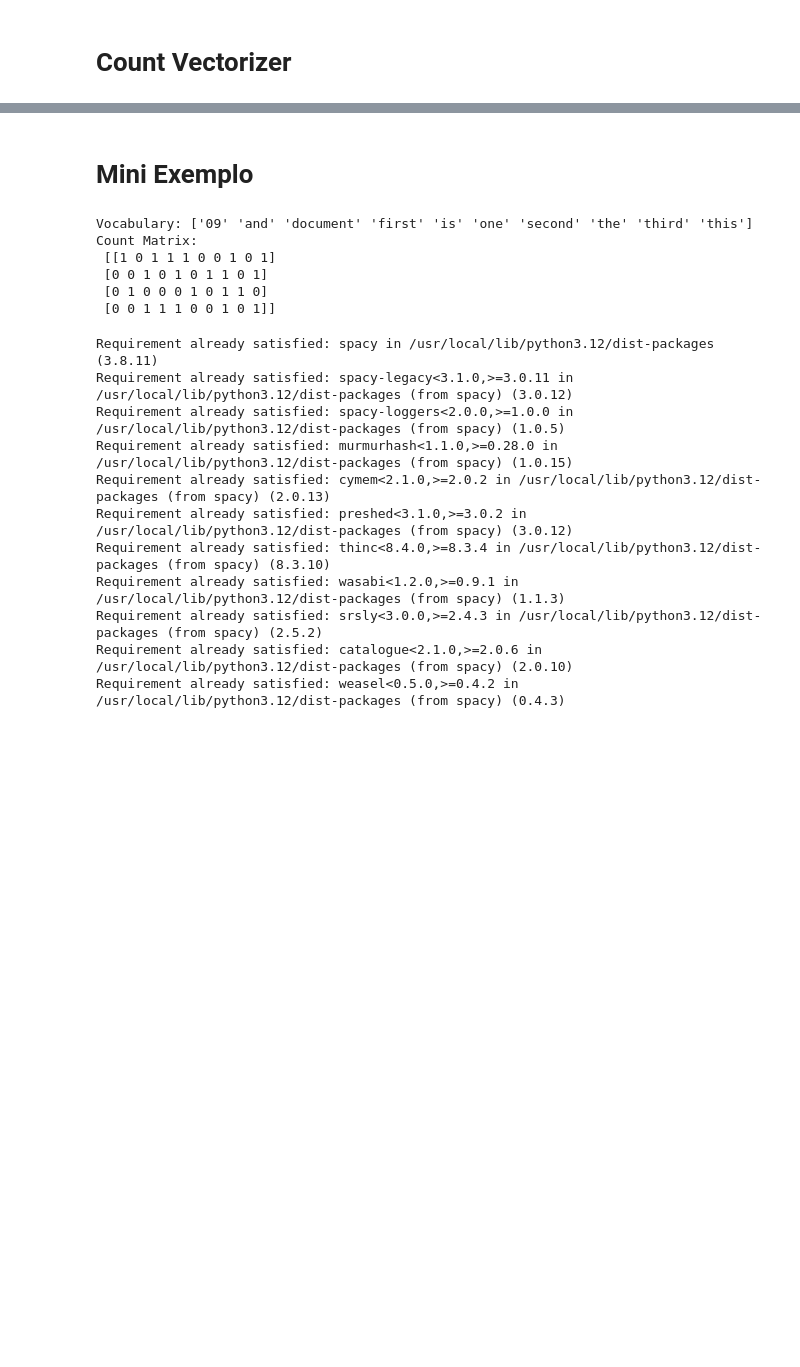
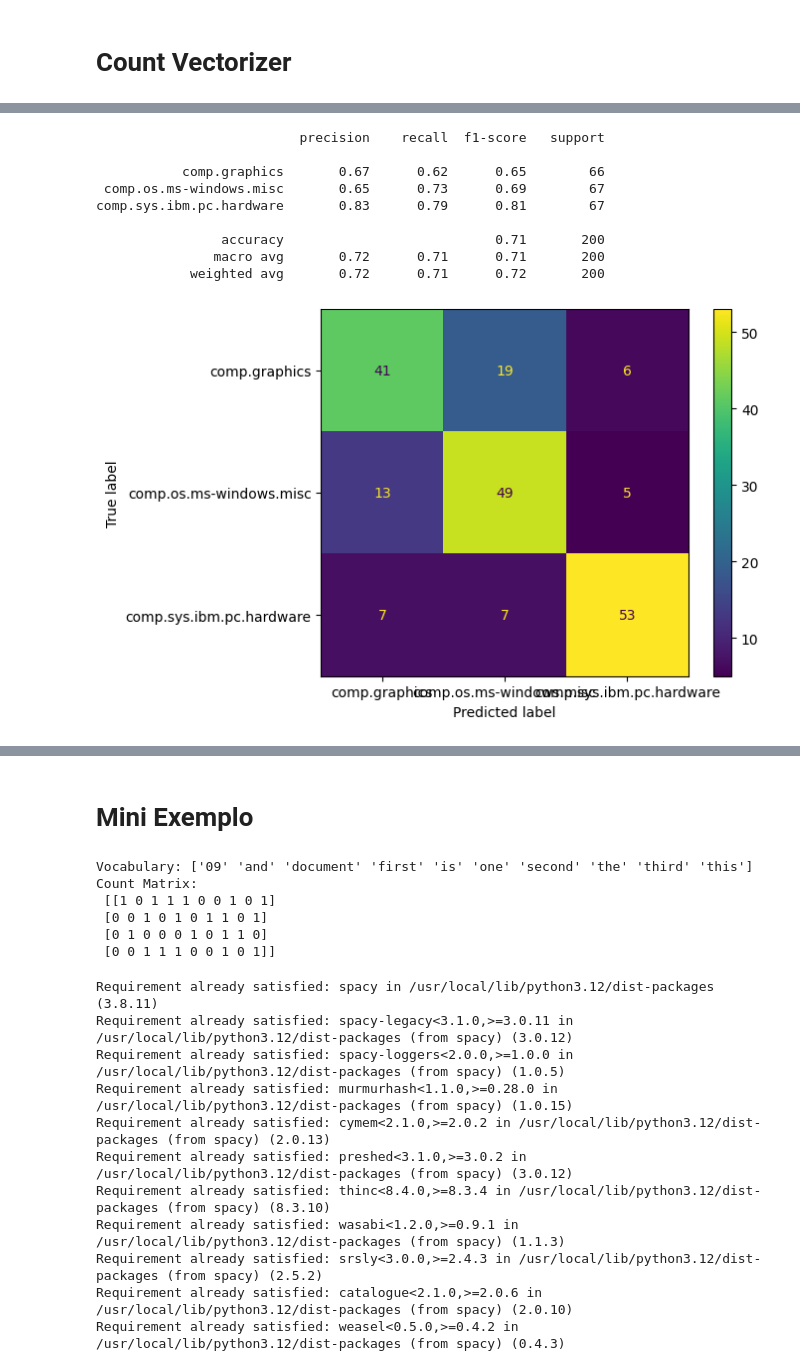
Before and after one commit to tciodaro/GRLCDDR1C1-N2-L2-PB, a Jupyter notebook: processamento_texto.ipynb, the cells around one changed output, grey strips where cells are left out. Saved outputs shown, nothing was run; the diff lists cells and outputs as text; code cells hidden in the pictures; blank space fills up the shorter version.

```diff
--- a/processamento_texto.ipynb
+++ b/processamento_texto.ipynb
@@ -145,0 +220,24 @@ plt.show()
+# %%
+from sklearn.neighbors import KNeighborsClassifier
+
+
+knn = KNeighborsClassifier(n_neighbors = 10)
+
+knn = knn.fit(trn_vec, data.target_names.tolist())
+
+prediction = knn.predict(trn_vec)
+
+metrics.ConfusionMatrixDisplay(metrics.confusion_matrix(data.target_names.tolist(), prediction), display_labels=trn.target_names).plot()
+
+print(metrics.classification_report(data.target_names, prediction, target_names=trn.target_names))
+# %% [output]
+                          precision    recall  f1-score   support
+
+           comp.graphics       0.67      0.62      0.65        66
+ comp.os.ms-windows.misc       0.65      0.73      0.69        67
+comp.sys.ibm.pc.hardware       0.83      0.79      0.81        67
+
+                accuracy                           0.71       200
+               macro avg       0.72      0.71      0.71       200
+            weighted avg       0.72      0.71      0.72       200
+[figure, added]
```
Also changed, not shown: parts of 48 cells of this notebook.
